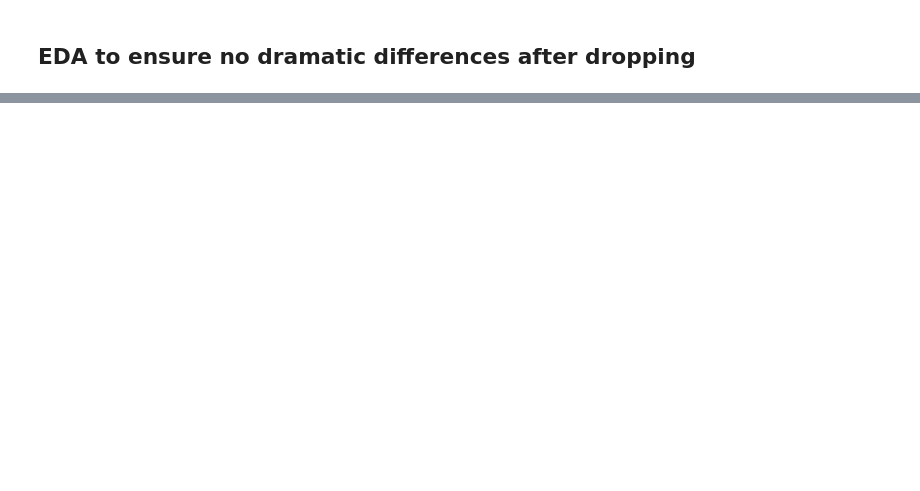
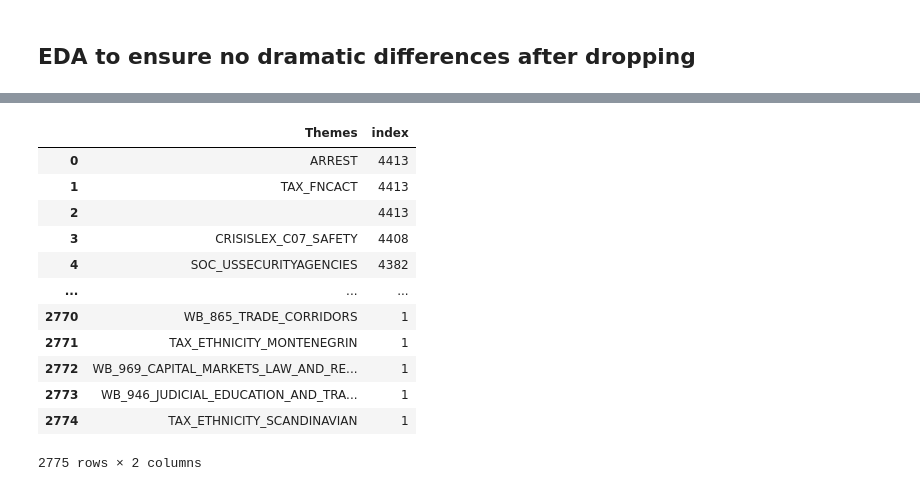
Before and after one commit to zoyaio/ice-rhetoric-data-justice-project, a Jupyter notebook: data_processing/gdelt_data.ipynb, the cells around one changed output, grey strips where cells are left out. Saved outputs shown, nothing was run; the diff lists cells and outputs as text; code cells hidden in the pictures; blank space fills up the shorter version.

```diff
--- a/data_processing/gdelt_data.ipynb
+++ b/data_processing/gdelt_data.ipynb
@@ -174,3 +169,26 @@ mNew
 [interactive output not drawn]
 # %%
 mNew.save('../static/raw_location_map.html')
+# %%
+themesCounts = (raw_gdelt
+                .Themes.str.split(";")
+                .explode().reset_index()
+                .groupby("Themes")[["index"]].agg(lambda x : len(x))
+                .sort_values("index", ascending=False)
+                .reset_index()
+)
+themesCounts
+# %% [output]
+|  | Themes | index |
+| 0 | ARREST | 4413 |
+| 1 | TAX_FNCACT | 4413 |
+| 2 |  | 4413 |
+| 3 | CRISISLEX_C07_SAFETY | 4408 |
+| 4 | SOC_USSECURITYAGENCIES | 4382 |
+| ... | ... | ... |
+| 2770 | WB_865_TRADE_CORRIDORS | 1 |
+| 2771 | TAX_ETHNICITY_MONTENEGRIN | 1 |
+| 2772 | WB_969_CAPITAL_MARKETS_LAW_AND_RE... | 1 |
+| 2773 | WB_946_JUDICIAL_EDUCATION_AND_TRA... | 1 |
+| 2774 | TAX_ETHNICITY_SCANDINAVIAN | 1 |
+2775 rows × 2 columns
```
Also changed, not shown: parts of 14 cells of this notebook, 2 other files.
